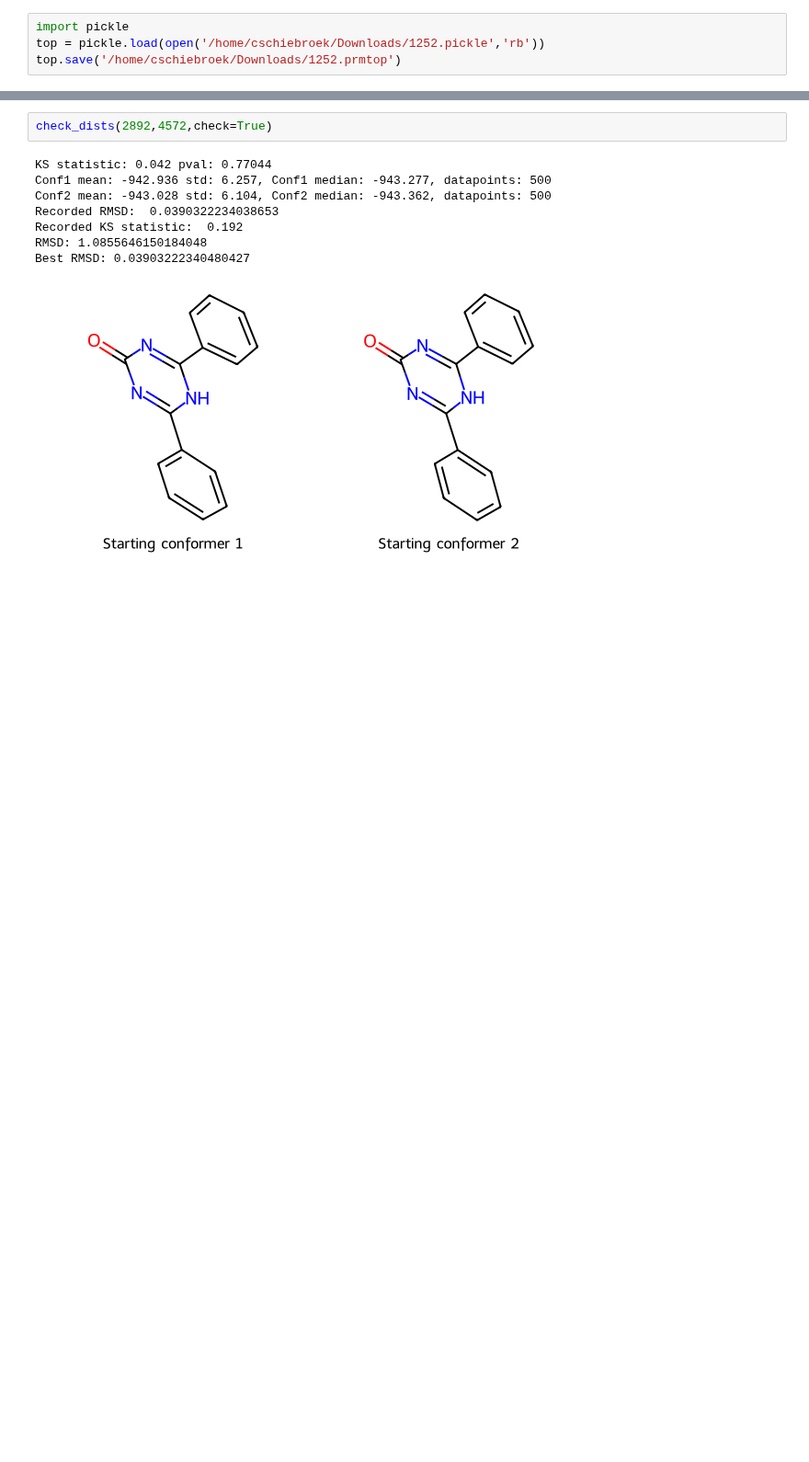
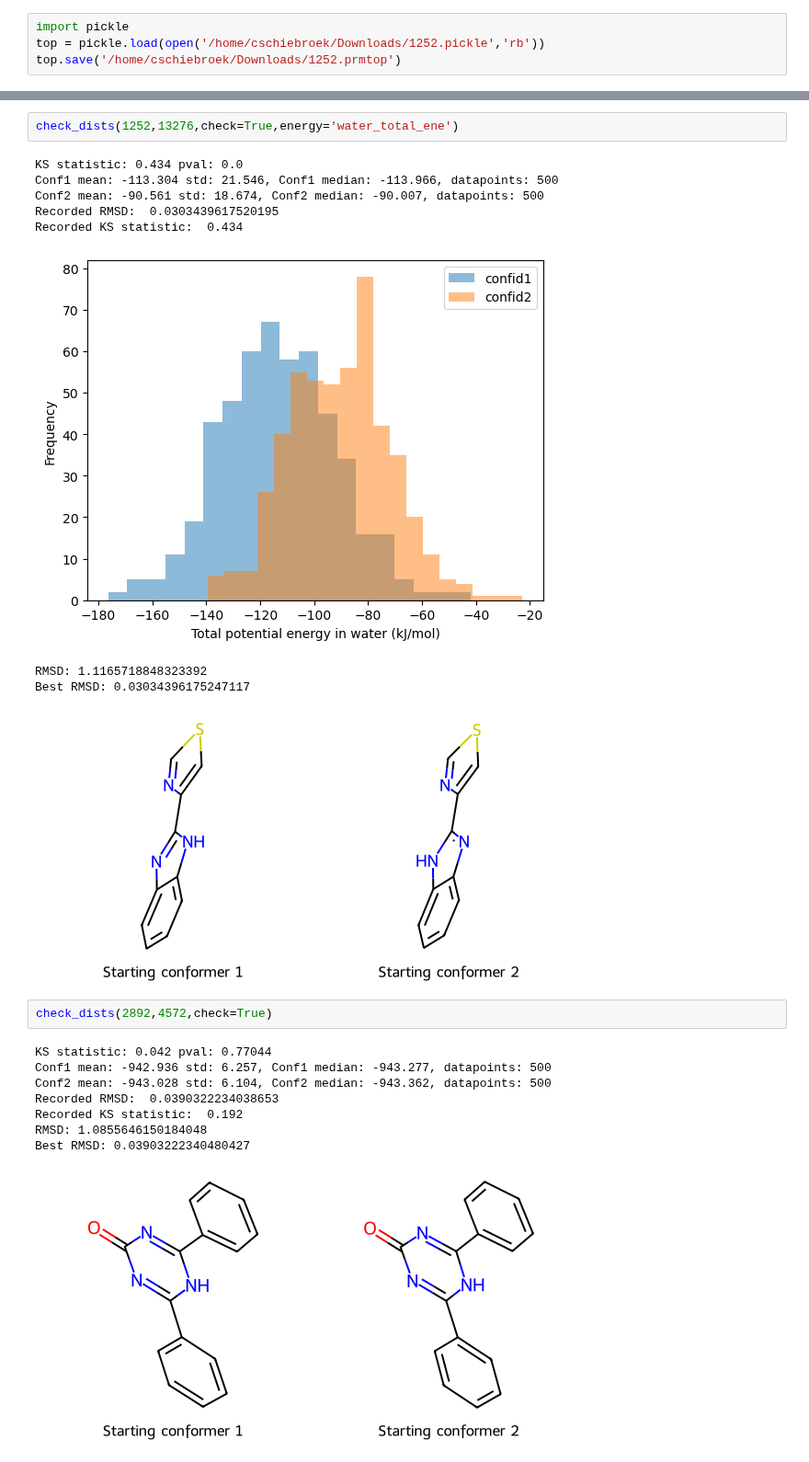
Before and after one commit to Cschiebroek/mdfptools, a Jupyter notebook: carl/Experiments_result_analysis/006_Traj_analysis.ipynb, the cells around one changed output, grey strips where cells are left out. Shown at 92% size. Saved outputs shown, nothing was run; the diff lists cells and outputs as text; blank space fills up the shorter version.

```diff
--- a/carl/Experiments_result_analysis/006_Traj_analysis.ipynb
+++ b/carl/Experiments_result_analysis/006_Traj_analysis.ipynb
@@ -230,3 +238,15 @@ Best RMSD: 0.03034396175247117
+# %%
+check_dists(1252,13276,check=True,energy='water_total_ene')
+# %% [output]
+KS statistic: 0.434 pval: 0.0
+Conf1 mean: -113.304 std: 21.546, Conf1 median: -113.966, datapoints: 500
+Conf2 mean: -90.561 std: 18.674, Conf2 median: -90.007, datapoints: 500
+Recorded RMSD:  0.0303439617520195
+Recorded KS statistic:  0.434
+[figure, added]
+RMSD: 1.1165718848323392
+Best RMSD: 0.03034396175247117
+[figure, added]
 # %%
 check_dists(2892,4572,check=True)
 # %% [output]
```
Also changed, not shown: parts of 4 cells of this notebook, 4 other files.
